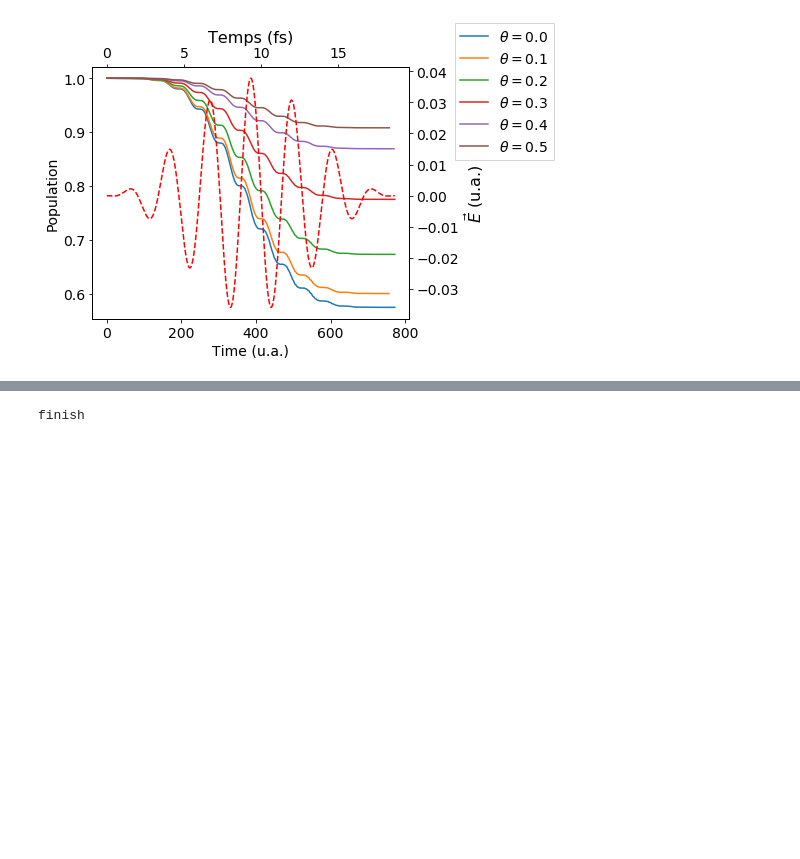
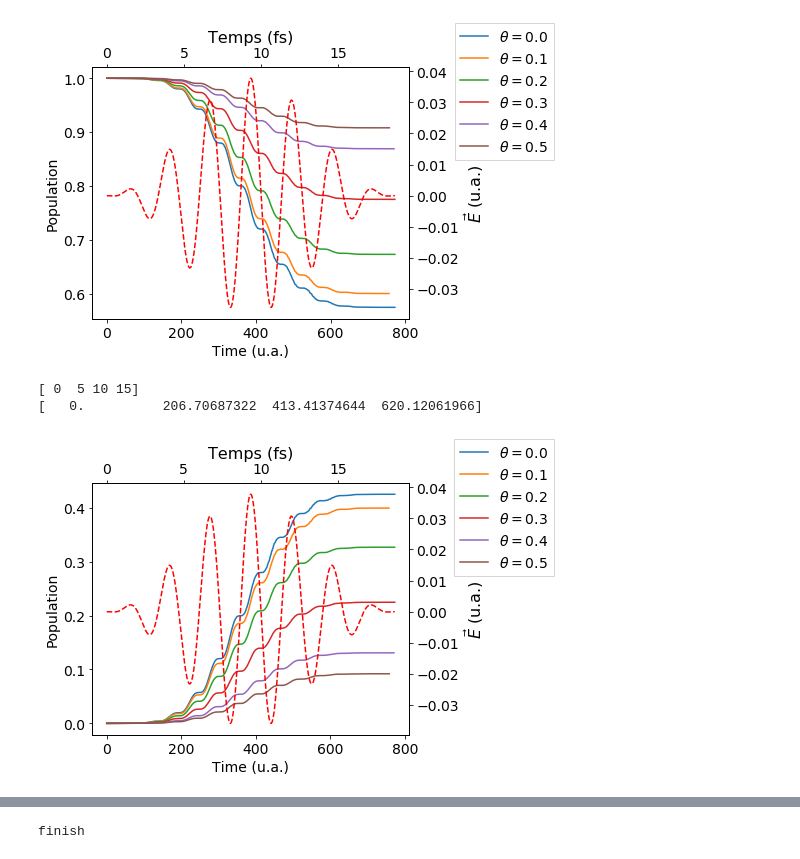
Before and after one commit to meitnerium/FD_MEDYS_RESULTS, a Jupyter notebook: 2018_12/800nm_I5E13/Untitled.ipynb, the cells around one changed output, grey strips where cells are left out. Saved outputs shown, nothing was run; the diff lists cells and outputs as text; code cells hidden in the pictures; blank space fills up the shorter version.

```diff
--- a/2018_12/800nm_I5E13/Untitled.ipynb
+++ b/2018_12/800nm_I5E13/Untitled.ipynb
@@ -166,6 +171,65 @@ plt.close()
 [ 0  5 10 15]
 [   0.          206.70687322  413.41374644  620.12061966]
 [figure]
+# %%
+import matplotlib
+fig=plt.figure(figsize=[8,5])
+font = {'size' : 14}
+matplotlib.rc('font', **font)
+pop0=np.genfromtxt('output/theta_0.0/ionisation.dat')
+pop1=np.genfromtxt('output/theta_0.1/ionisation.dat')
+pop2=np.genfromtxt('output/theta_0.2/ionisation.dat')
+pop3=np.genfromtxt('output/theta_0.3/ionisation.dat')
+pop4=np.genfromtxt('output/theta_0.4/ionisation.dat')
+pop5=np.genfromtxt('output/theta_0.5/ionisation.dat')
+ax1=plt.subplot(1, 1, 1)
+plt.plot(champ[:,0],pop0[:,0],label=r'$\theta=0.0$')
+champ1=np.loadtxt( 'output/theta_0.1/champ.dat')
+plt.plot(champ1[:,0],pop1[:,0],label=r'$\theta=0.1$')
+champ2=np.loadtxt( 'output/theta_0.2/champ.dat')
+plt.plot(champ2[:,0],pop2[:,0],label=r'$\theta=0.2$')
+champ3=np.loadtxt( 'output/theta_0.3/champ.dat')
+plt.plot(champ3[:,0],pop3[:,0],label=r'$\theta=0.3$')
+champ4=np.loadtxt( 'output/theta_0.4/champ.dat')
+plt.plot(champ4[:,0],pop4[:,0],label=r'$\theta=0.4$')
+champ5=np.loadtxt( 'output/theta_0.5/champ.dat')
+plt.plot(champ5[:,0],pop5[:,0],label=r'$\theta=0.5$')
+plt.legend(loc='upper center', bbox_to_anchor=(1.3, 1.2),
+          ncol=1, fancybox=False, shadow=False)
+#,champ[:,0],pop2[:],champ[:,0],pop3[:],champ[:,0],pop4[:],champ[:,0],pop5[:]))
+plt.xlabel(xlabeltime)
+plt.ylabel(ylabelpop)
+
+
+ax2 = ax1.twinx()
+ax2.plot(champ[:,0],champ[:,2],"r--")
+ax2.set_ylabel(r'$\vec{E}$ (u.a.)',fontsize=16)
+#
+#print('CSF_Q'+suffixe+'.png created')
+#create1fig(f,'CSF_Q'+suffixe+'.png',"Champ laser (rouge) et population du CSF 1 de l'espace Q(bleu) en fonction de $\theta$. $\theta=0$ (bleu), $\theta=0.1$ (orange), $\theta=0.2$ (vert), $theta=0.3$ (rouge),  $\theta=0.4$ (violet) et $\theta=0.5$ (noir)",'CSF_Q'+suffixe)
+ax1R = ax1.twiny()
+arrayenfs=np.arange(0,20,5)
+print(arrayenfs)
+arrayenua=fs2au(arrayenfs)
+print(arrayenua)
+new_tick_locations=arrayenfs
+#new_tick_locations=np.array([200])
+ax1R.set_xlim(ax1.get_xlim())
+ax1R.set_xticks(arrayenua)
+ax1R.set_xticklabels(tick_function(arrayenua))
+ax1R.set_xlabel(r"Temps (fs)",fontsize=16)
+ax1.set_ylabel('Population')
+plt.gcf().subplots_adjust(top=0.85,bottom=0.15,left=0.15,right=0.7)
+
+plt.savefig('CO2_800nm_I5_13_1000_800_ionisation.png')
+
+
+plt.show()
+plt.close()
+# %% [output]
+[ 0  5 10 15]
+[   0.          206.70687322  413.41374644  620.12061966]
+[figure, added]
 # %%
 import os
 nbins=25
```
Also changed, not shown: parts of 4 cells of this notebook, 16 other files.
